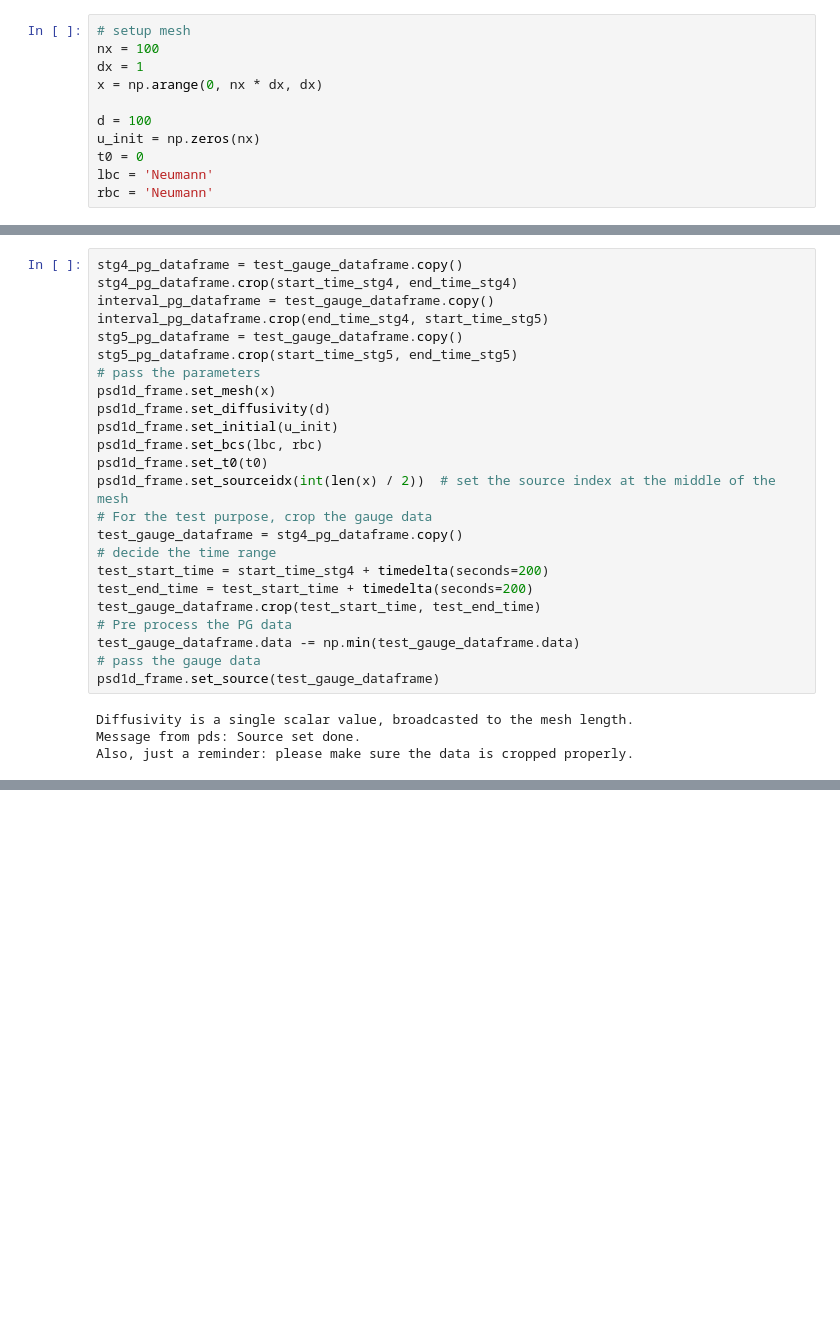
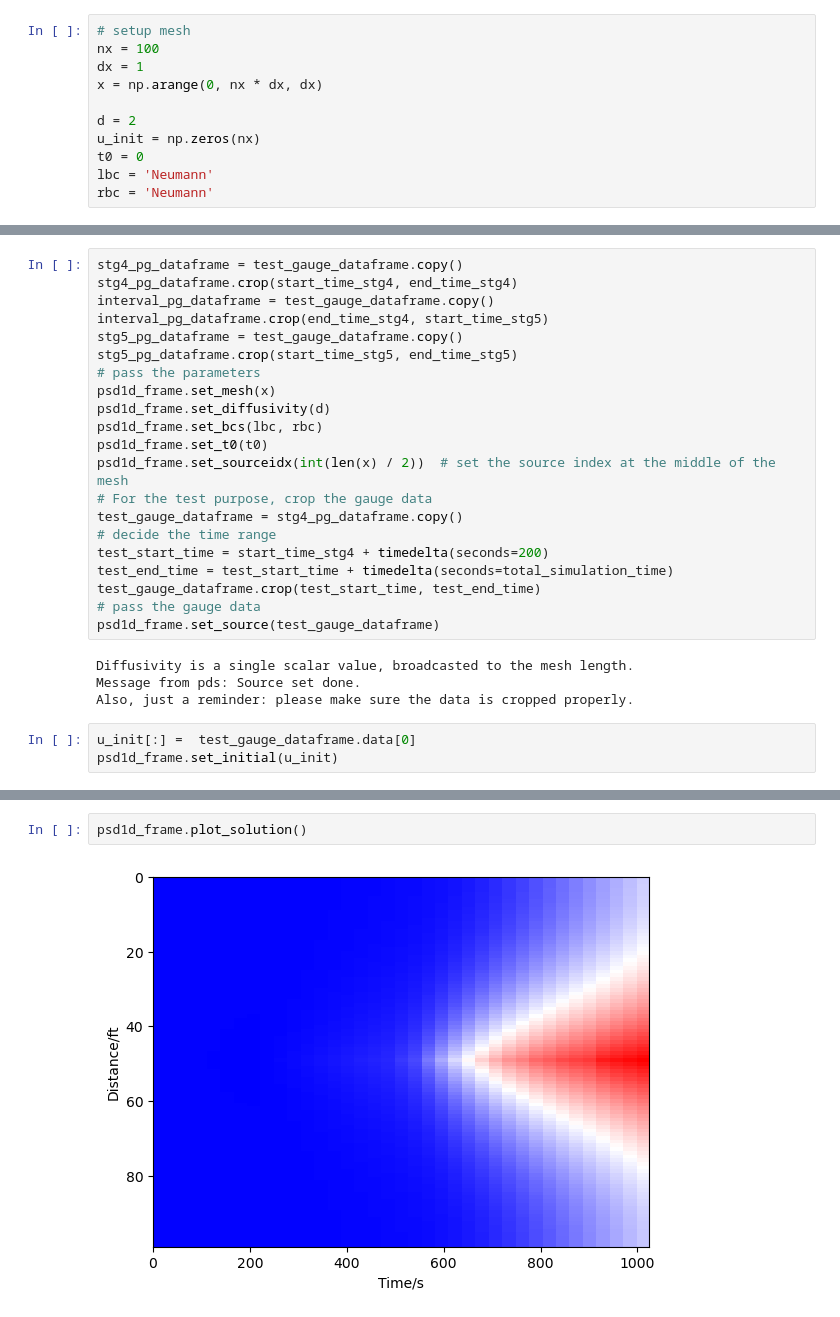
Before and after one commit to shenyaojin/pds, a Jupyter notebook: tester/tso_benchmark.ipynb, the cells around one changed output, grey strips where cells are left out. Saved outputs shown, nothing was run; the diff lists cells and outputs as text; blank space fills up the shorter version.

```diff
--- a/tester/tso_benchmark.ipynb
+++ b/tester/tso_benchmark.ipynb
@@ -14,7 +14,7 @@ nx = 100
 dx = 1
 x = np.arange(0, nx * dx, dx)
 
-d = 100
+d = 2
 u_init = np.zeros(nx)
 t0 = 0
 lbc = 'Neumann'
@@ -44,7 +46,6 @@ stg5_pg_dataframe.crop(start_time_stg5, end_time_stg5)
 # pass the parameters
 psd1d_frame.set_mesh(x)
 psd1d_frame.set_diffusivity(d)
-psd1d_frame.set_initial(u_init)
 psd1d_frame.set_bcs(lbc, rbc)
 psd1d_frame.set_t0(t0)
 psd1d_frame.set_sourceidx(int(len(x) / 2))  # set the source index at the middle of the mesh
@@ -52,13 +53,14 @@ psd1d_frame.set_sourceidx(int(len(x) / 2))  # set the source index at the middle
 test_gauge_dataframe = stg4_pg_dataframe.copy()
 # decide the time range
 test_start_time = start_time_stg4 + timedelta(seconds=200)
-test_end_time = test_start_time + timedelta(seconds=200)
+test_end_time = test_start_time + timedelta(seconds=total_simulation_time)
 test_gauge_dataframe.crop(test_start_time, test_end_time)
-# Pre process the PG data
-test_gauge_dataframe.data -= np.min(test_gauge_dataframe.data)
 # pass the gauge data
 psd1d_frame.set_source(test_gauge_dataframe)
 # %% [output]
 Diffusivity is a single scalar value, broadcasted to the mesh length.
 Message from pds: Source set done.
 Also, just a reminder: please make sure the data is cropped properly.
+# %%
+u_init[:] =  test_gauge_dataframe.data[0]
+psd1d_frame.set_initial(u_init)
@@ -64,0 +74,4 @@ Also, just a reminder: please make sure the data is cropped properly.
+# %%
+psd1d_frame.plot_solution()
+# %% [output]
+[figure, added]
```
Also changed, not shown: parts of 6 cells of this notebook, 4 other files.
